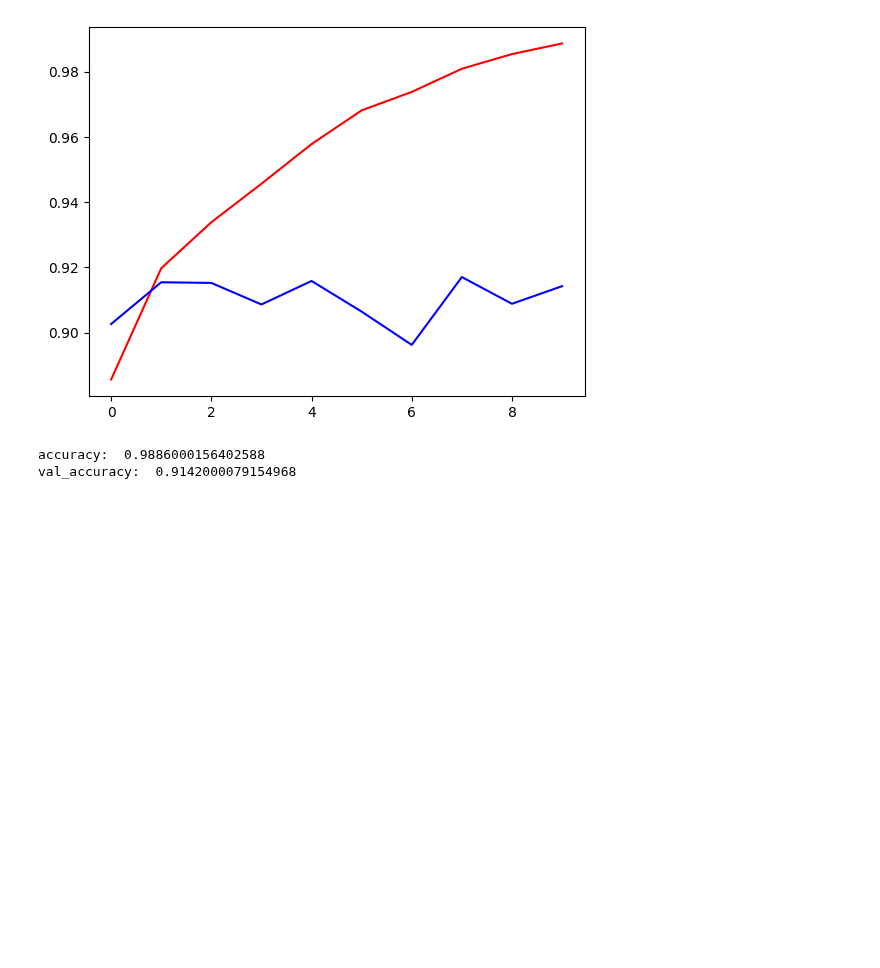
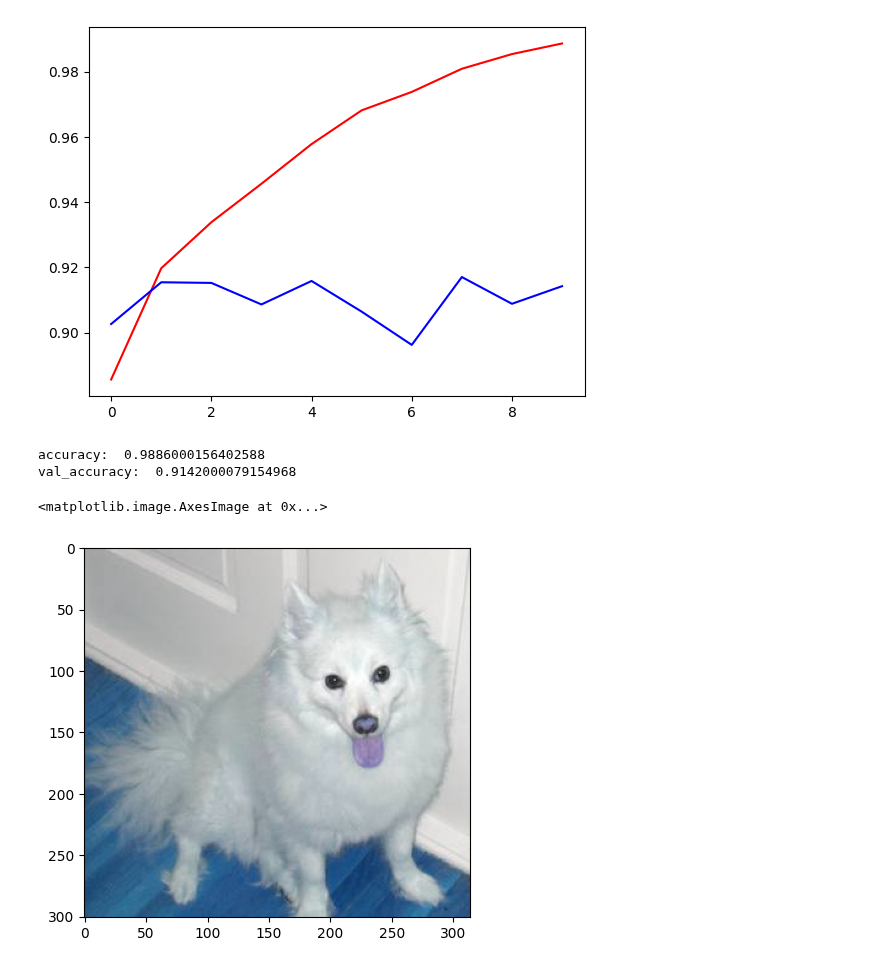
Before and after one commit to arssite/Datalysis, a Jupyter notebook: VGG16_DogVsCat.ipynb, the cells around one changed output. Saved outputs shown, nothing was run; the diff lists cells and outputs as text; code cells hidden in the pictures; blank space fills up the shorter version.

```diff
--- a/VGG16_DogVsCat.ipynb
+++ b/VGG16_DogVsCat.ipynb
@@ -155,3 +155,15 @@ import numpy as np
 import argparse
 import time
 import cv2
+# %%
+import cv2 as cv
+from matplotlib import pyplot as plt
+
+
+
+img = cv.imread('/content/dog.187.jpg')
+#cv.rectangle(img,(29,2496),(604,2992),(255,0,0),5)
+plt.imshow(img)
+# %% [output]
+<matplotlib.image.AxesImage at 0x...>
+[figure, added]
```
Also changed, not shown: parts of 11 cells of this notebook.
